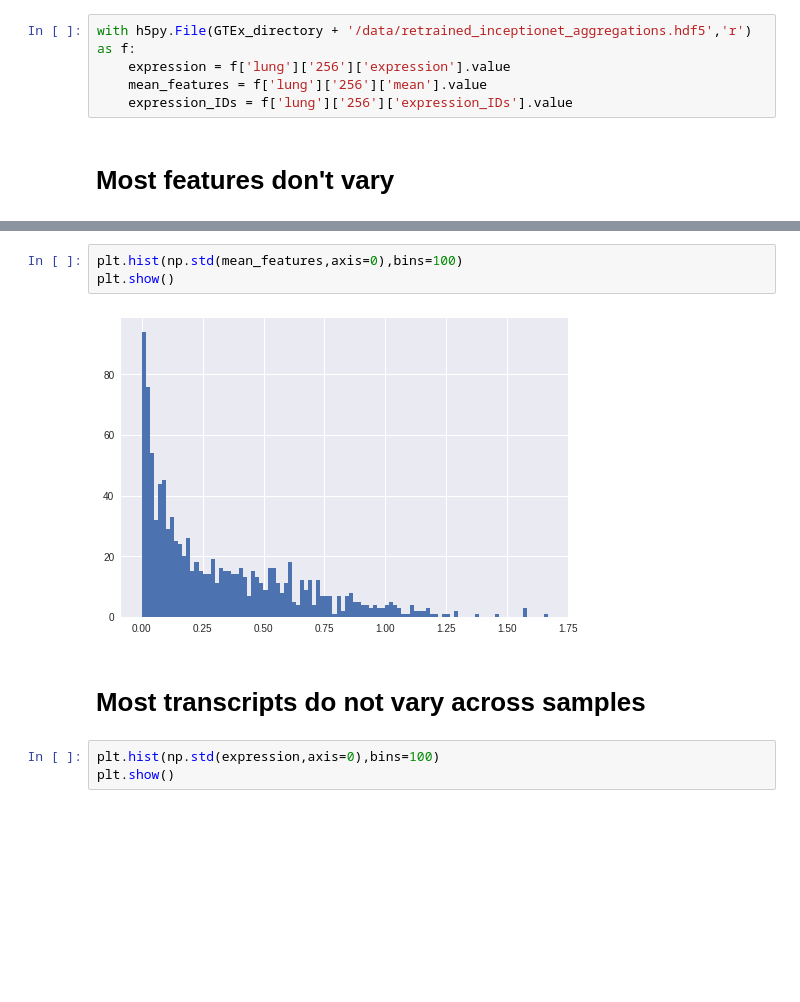
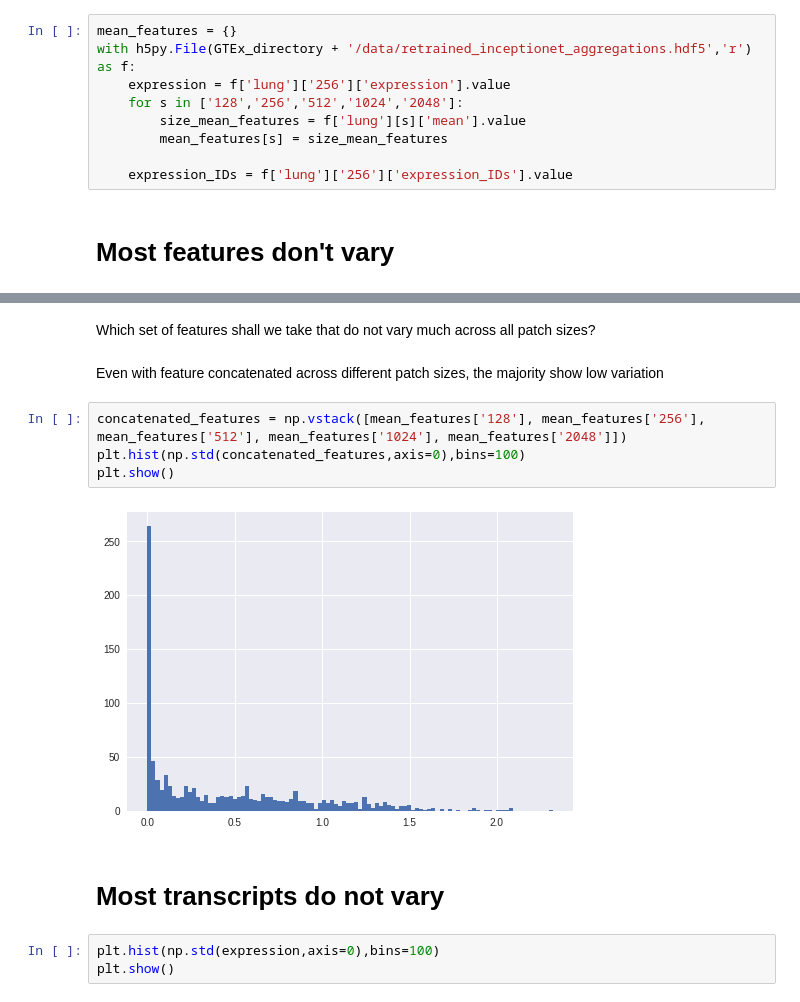
Before and after one commit to willgdjones/GTEx, a Jupyter notebook: notebooks/daily/17-05-11-number-of-signifiant-associations-across-different-patch-sizes.ipynb, the cells around one changed output, grey strips where cells are left out. Saved outputs shown, nothing was run; the diff lists cells and outputs as text; blank space fills up the shorter version.

```diff
--- a/notebooks/daily/17-05-11-number-of-signifiant-associations-across-different-patch-sizes.ipynb
+++ b/notebooks/daily/17-05-11-number-of-signifiant-associations-across-different-patch-sizes.ipynb
@@ -14,9 +14,13 @@ from scipy.stats import pearsonr
 import statsmodels.stats.multitest as smm
 import seaborn
 # %%
+mean_features = {}
 with h5py.File(GTEx_directory + '/data/retrained_inceptionet_aggregations.hdf5','r') as f:
     expression = f['lung']['256']['expression'].value
-    mean_features = f['lung']['256']['mean'].value
+    for s in ['128','256','512','1024','2048']:
+        size_mean_features = f['lung'][s]['mean'].value
+        mean_features[s] = size_mean_features
+
     expression_IDs = f['lung']['256']['expression_IDs'].value
 # %% [markdown]
 # Most features don't vary
@@ -23,10 +35,15 @@ with h5py.File(GTEx_directory + '/data/retrained_inceptionet_aggregations.hdf5',
+# %% [markdown]
+Which set of features shall we take that do not vary much across all patch sizes?
+# %% [markdown]
+Even with feature concatenated across different patch sizes, the majority show low variation
 # %%
-plt.hist(np.std(mean_features,axis=0),bins=100)
+concatenated_features = np.vstack([mean_features['128'], mean_features['256'], mean_features['512'], mean_features['1024'], mean_features['2048']])
+plt.hist(np.std(concatenated_features,axis=0),bins=100)
 plt.show()
 # %% [output]
-[figure, old version]
+[figure, new version]
 # %% [markdown]
-# Most transcripts do not vary across samples
+# Most transcripts do not vary
 # %%
 plt.hist(np.std(expression,axis=0),bins=100)
 plt.show()
```
Also changed, not shown: parts of 17 cells of this notebook, 3 other files.
